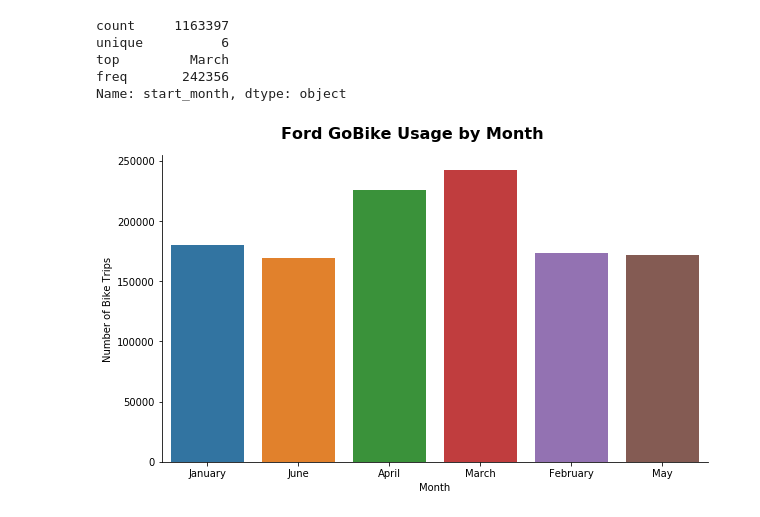
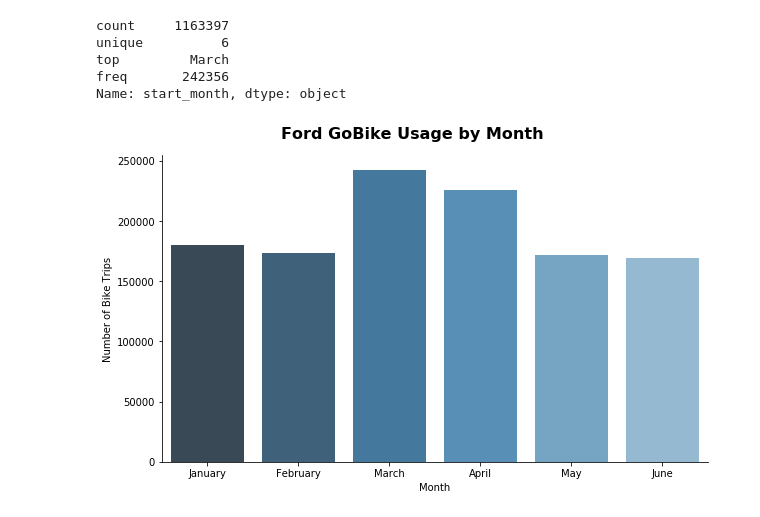
Before and after one commit to Fernando-Moraes/communicate-data-findings, a Jupyter notebook: exploration.ipynb, the cells around one changed output. Cells and saved outputs as stored; diff of their text form; code cells hidden in the pictures.

```diff
--- a/exploration.ipynb
+++ b/exploration.ipynb
@@ -450,10 +478,11 @@ freq       242356
 Name: start_month, dtype: object
 # %%
 # Monthly usage of the Ford GoBike
-graph = sb.catplot(data = df, x = 'start_month', kind = 'count', aspect = 1.7);
+Months = ['January', 'February', 'March', 'April', 'May', 'June']
+graph = sb.catplot(data = df, x = 'start_month', kind = 'count', palette="Blues_d", order = Months, aspect = 1.7);
 
 graph.set_axis_labels('Month', 'Number of Bike Trips'),
 
 graph.fig.suptitle('Ford GoBike Usage by Month', y = 1.05, fontsize = 16, fontweight = 'bold');
 # %% [output]
-[figure, old version]
+[figure, new version]
```
Also changed, not shown: parts of 40 cells of this notebook.
